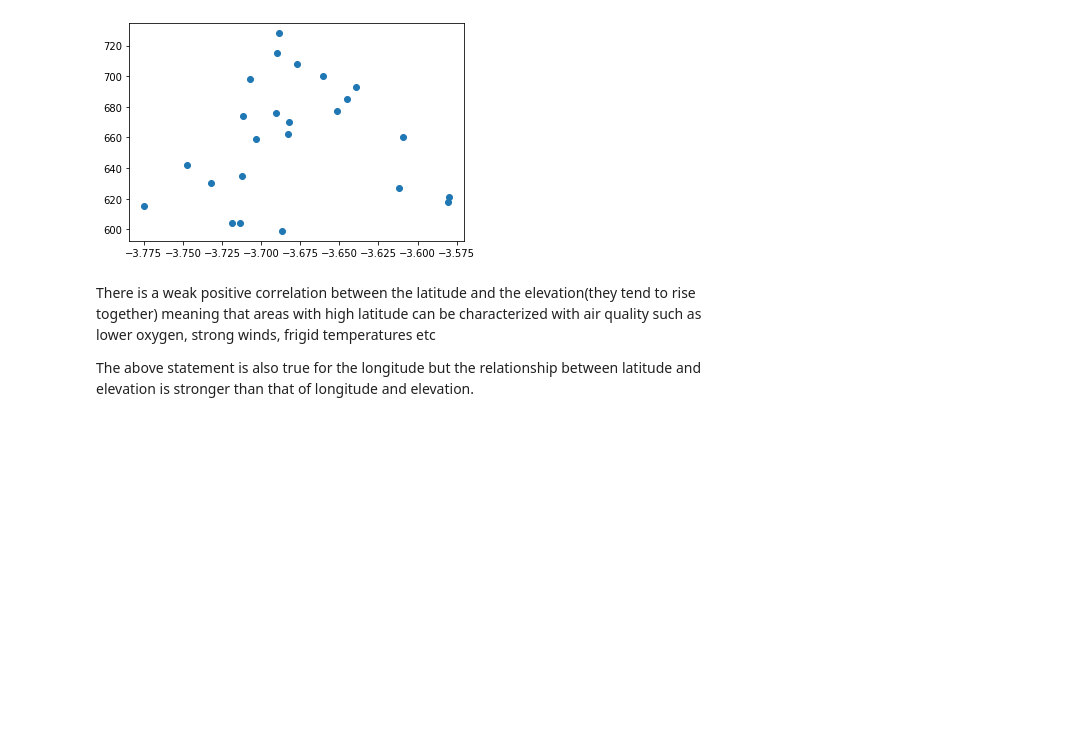
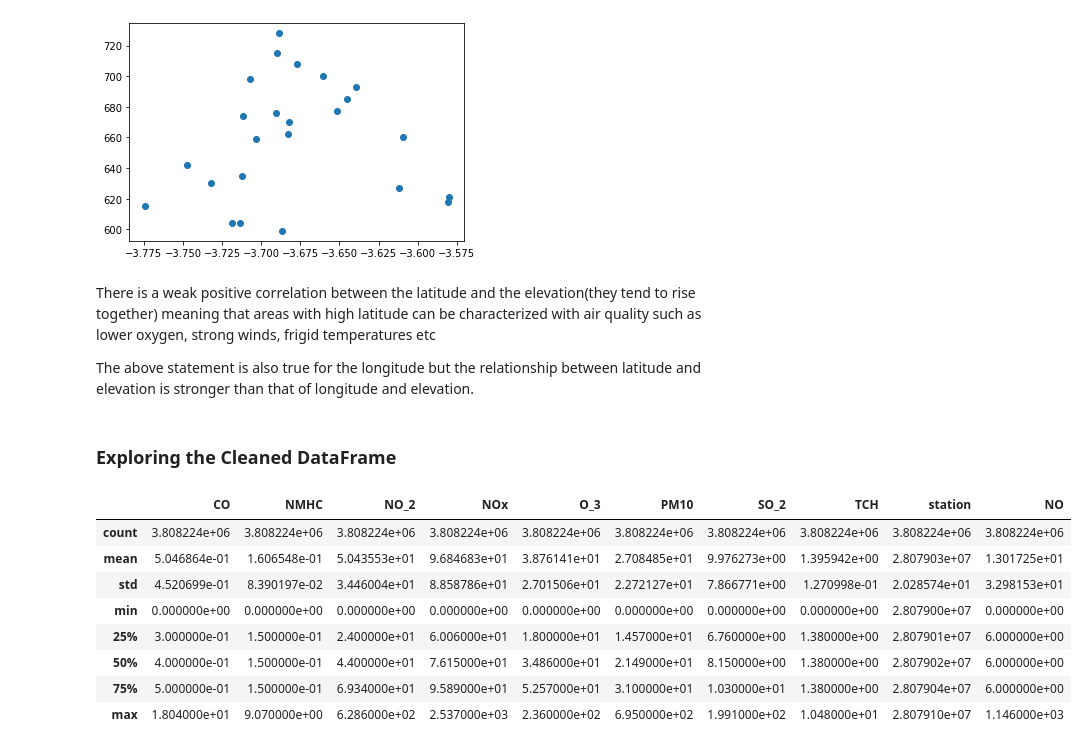
Before and after one commit to lisachukwu/PP22-W607, a Jupyter notebook: W706.ipynb, the cells around one changed output. Cells and saved outputs as stored; diff of their text form; code cells hidden in the pictures; blank space fills up the shorter version.

Commit message:
Added the cleaned data frame (clean_df) to main notebook (W706)
Signed-off-by: EsosaOrumwese <eorumwese@gmail.com>

```diff
--- a/W706.ipynb
+++ b/W706.ipynb
@@ -53,0 +59,5 @@ df.head()
+# %%
+#summing up missing values in the data set and saving it in 'missing_count'
+missing_count = df.isnull().sum()
+missing_count_df = pd.DataFrame(missing_count, columns=['missing_values'])
+missing_count_df
@@ -53,0 +82,11 @@ df.head()
+# %%
+#Presenting percentage of data points, missing in each feature
+string_percentage = []
+float_percentage =[]
+for key,value in missing_count.items():
+    percent_missing = round((value/3808224)*100,3)
+    float_percentage.append(percent_missing)
+    string_percentage.append(str(percent_missing)+'%')
+missing_df = pd.DataFrame(index = missing_count.keys(), columns=['Percentage_missing'])
+missing_df['Percentage_missing']= string_percentage
+missing_df
@@ -53,0 +111,17 @@ df.head()
+# %%
+#Removing features with more than 72% NAN entries
+df_copy = df.copy()
+missing_dict = dict(zip(missing_count.keys(),float_percentage))
+for key,value in missing_dict.items():
+    if value > 72:
+        df_copy.drop(key,inplace=True, axis= 1)
+
+df_copy_missing_dict = df_copy.isnull().sum()
+
+#Replacing missing data in each column with the feature's median value and storing in a new variable 'clean_df'
+clean_df = df_copy.copy()
+for feature in df_copy_missing_dict.keys():
+    clean_df[feature].fillna(clean_df[feature].median(),inplace=True)
+
+#Checking to confirm if missing values have been addressed
+clean_df.isnull().sum()
@@ -107,3 +203,17 @@ plt.scatter(station_df['lon'], station_df['elevation'])
 There is a weak positive correlation between the latitude and the elevation(they tend to rise together) meaning that areas with high latitude can be characterized with air quality such as lower oxygen, strong winds, frigid temperatures etc
 
 The above statement is also true for the longitude but the relationship between latitude and elevation is stronger than that of longitude and elevation.
+# %% [markdown]
+###  Exploring the Cleaned DataFrame
+# %%
+clean_df.describe()
+# %% [output]
+|  | CO | NMHC | NO_2 | NOx | O_3 | PM10 | SO_2 | TCH | station | NO |
+| count | 3.808224e+06 | 3.808224e+06 | 3.808224e+06 | 3.808224e+06 | 3.808224e+06 | 3.808224e+06 | 3.808224e+06 | 3.808224e+06 | 3.808224e+06 | 3.808224e+06 |
+| mean | 5.046864e-01 | 1.606548e-01 | 5.043553e+01 | 9.684683e+01 | 3.876141e+01 | 2.708485e+01 | 9.976273e+00 | 1.395942e+00 | 2.807903e+07 | 1.301725e+01 |
+| std | 4.520699e-01 | 8.390197e-02 | 3.446004e+01 | 8.858786e+01 | 2.701506e+01 | 2.272127e+01 | 7.866771e+00 | 1.270998e-01 | 2.028574e+01 | 3.298153e+01 |
+| min | 0.000000e+00 | 0.000000e+00 | 0.000000e+00 | 0.000000e+00 | 0.000000e+00 | 0.000000e+00 | 0.000000e+00 | 0.000000e+00 | 2.807900e+07 | 0.000000e+00 |
+| 25% | 3.000000e-01 | 1.500000e-01 | 2.400000e+01 | 6.006000e+01 | 1.800000e+01 | 1.457000e+01 | 6.760000e+00 | 1.380000e+00 | 2.807901e+07 | 6.000000e+00 |
+| 50% | 4.000000e-01 | 1.500000e-01 | 4.400000e+01 | 7.615000e+01 | 3.486000e+01 | 2.149000e+01 | 8.150000e+00 | 1.380000e+00 | 2.807902e+07 | 6.000000e+00 |
+| 75% | 5.000000e-01 | 1.500000e-01 | 6.934000e+01 | 9.589000e+01 | 5.257000e+01 | 3.100000e+01 | 1.030000e+01 | 1.380000e+00 | 2.807904e+07 | 6.000000e+00 |
+| max | 1.804000e+01 | 9.070000e+00 | 6.286000e+02 | 2.537000e+03 | 2.360000e+02 | 6.950000e+02 | 1.991000e+02 | 1.048000e+01 | 2.807910e+07 | 1.146000e+03 |
```
Also changed, not shown: parts of 9 cells of this notebook.
